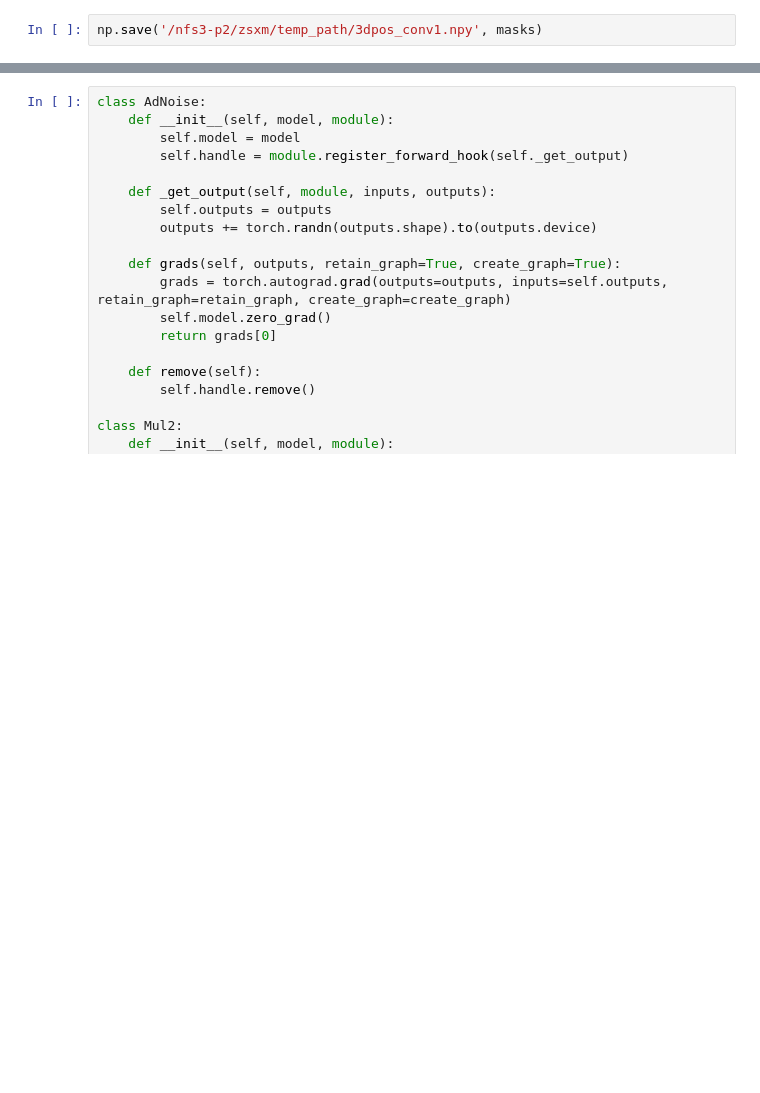
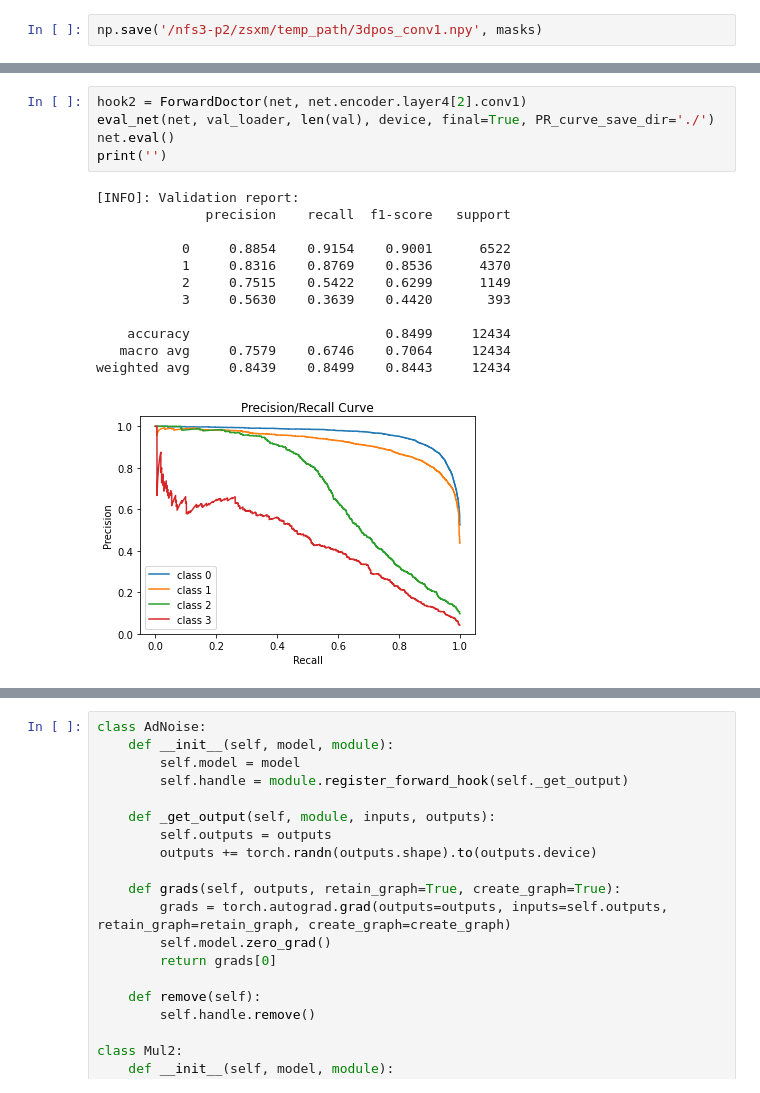
Before and after one commit to zsxm1998/AorticDissection, a Jupyter notebook: model_doctor.ipynb, the cells around one changed output, grey strips where cells are left out. Saved outputs shown, nothing was run; the diff lists cells and outputs as text; blank space fills up the shorter version.

```diff
--- a/model_doctor.ipynb
+++ b/model_doctor.ipynb
@@ -194,0 +214,18 @@ print(x, y, z)
+# %%
+hook2 = ForwardDoctor(net, net.encoder.layer4[2].conv1)
+eval_net(net, val_loader, len(val), device, final=True, PR_curve_save_dir='./')
+net.eval()
+print('')
+# %% [output]
+[INFO]: Validation report:
+              precision    recall  f1-score   support
+
+           0     0.8854    0.9154    0.9001      6522
+           1     0.8316    0.8769    0.8536      4370
+           2     0.7515    0.5422    0.6299      1149
+           3     0.5630    0.3639    0.4420       393
+
+    accuracy                         0.8499     12434
+   macro avg     0.7579    0.6746    0.7064     12434
+weighted avg     0.8439    0.8499    0.8443     12434
+[figure, added]
```
Also changed, not shown: parts of 33 cells of this notebook.
